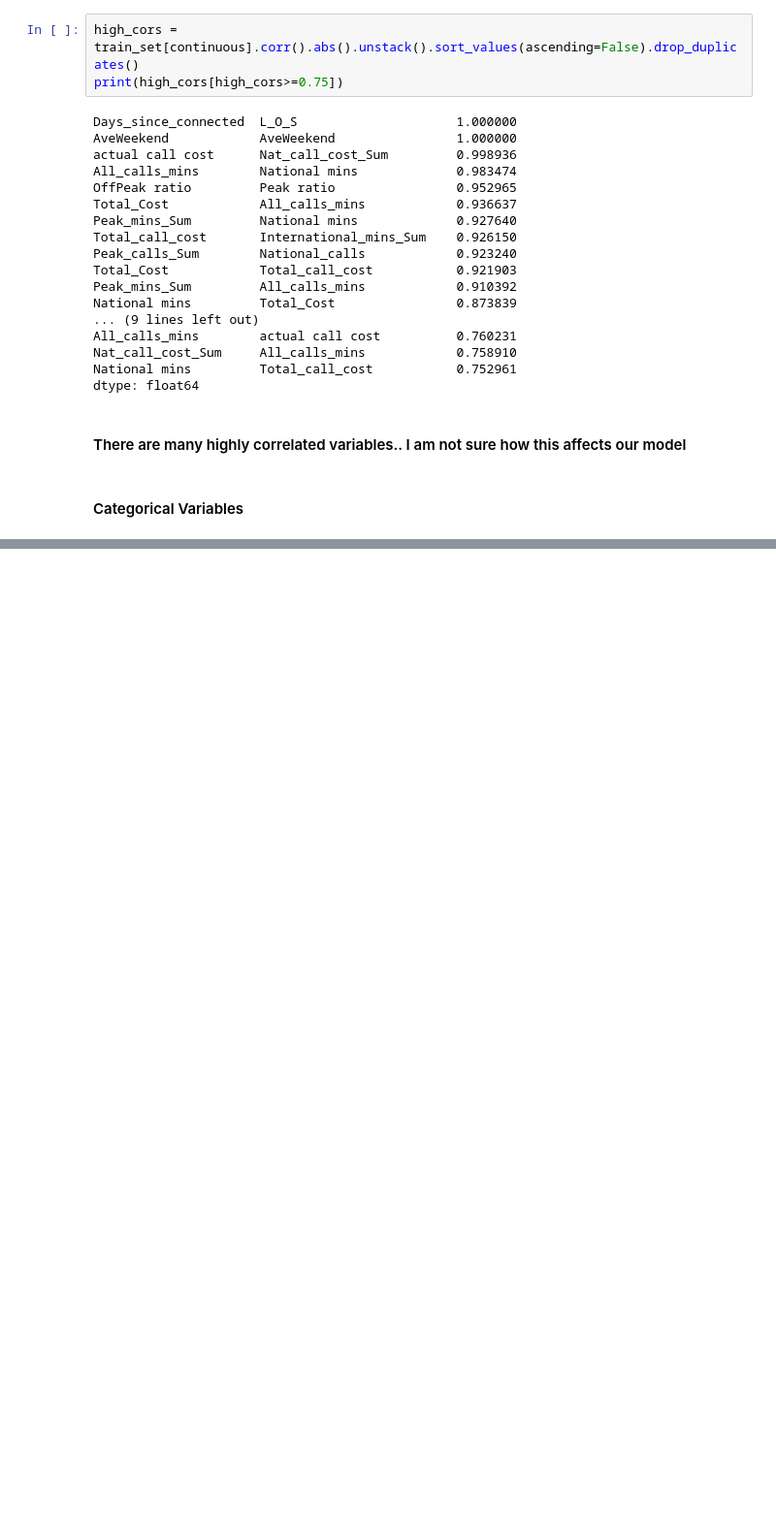
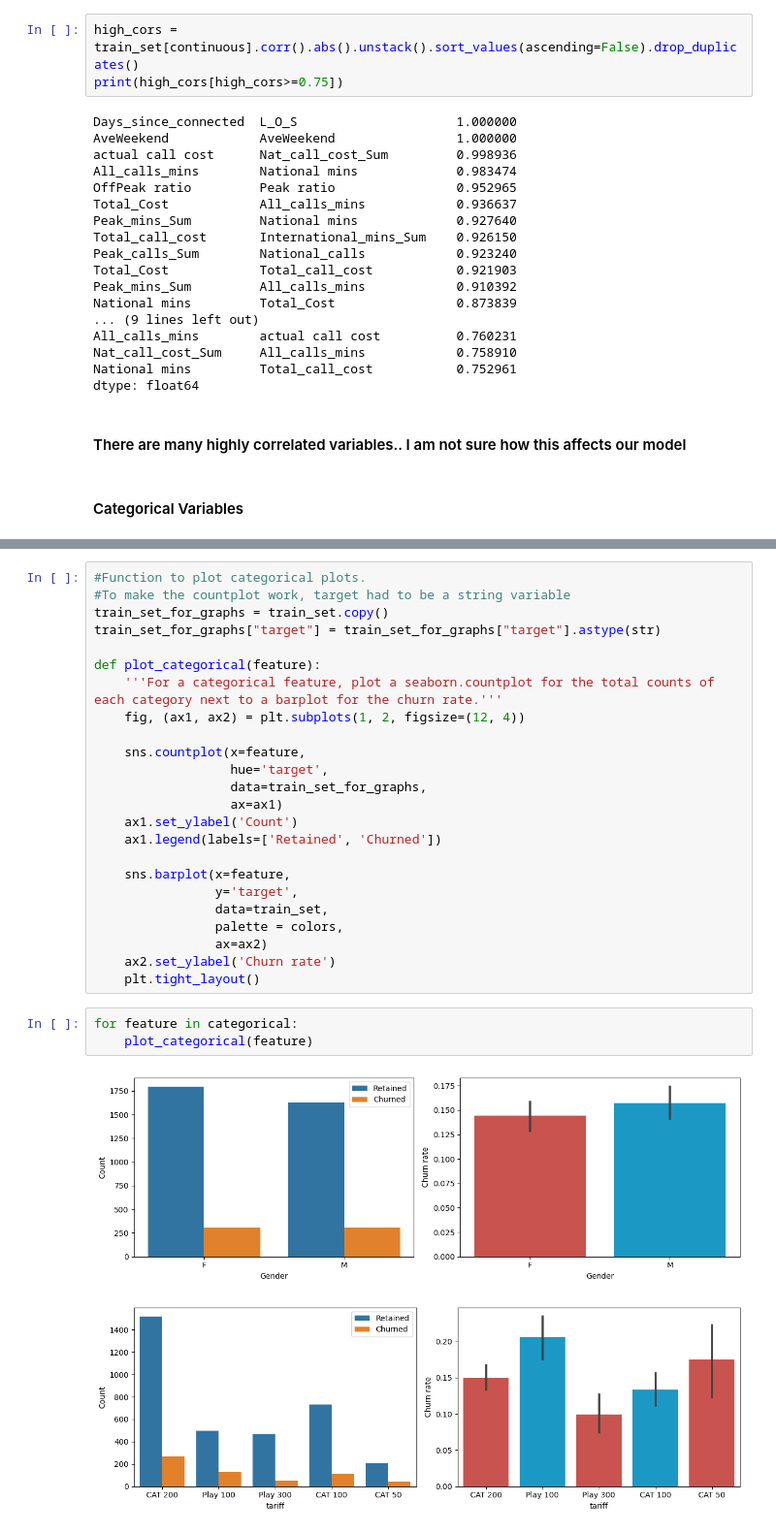
Before and after one commit to WardDeb/Advanced_analytics_KUL, a Jupyter notebook: Assignment1.ipynb, the cells around one changed output, grey strips where cells are left out. Shown at 97% size. Drawn from its saved outputs; the diff is of its cells as text; blank space fills up the shorter version.

```diff
--- a/Assignment1.ipynb
+++ b/Assignment1.ipynb
@@ -256,0 +273,30 @@ dtype: float64
+# %%
+#Function to plot categorical plots.
+#To make the countplot work, target had to be a string variable
+train_set_for_graphs = train_set.copy()
+train_set_for_graphs["target"] = train_set_for_graphs["target"].astype(str)
+
+def plot_categorical(feature):
+    '''For a categorical feature, plot a seaborn.countplot for the total counts of each category next to a barplot for the churn rate.'''
+    fig, (ax1, ax2) = plt.subplots(1, 2, figsize=(12, 4))
+
+    sns.countplot(x=feature,
+                  hue='target',
+                  data=train_set_for_graphs,
+                  ax=ax1)
+    ax1.set_ylabel('Count')
+    ax1.legend(labels=['Retained', 'Churned'])
+
+    sns.barplot(x=feature,
+                y='target',
+                data=train_set,
+                palette = colors,
+                ax=ax2)
+    ax2.set_ylabel('Churn rate')
+    plt.tight_layout()
+# %%
+for feature in categorical:
+    plot_categorical(feature)
+# %% [output]
+[figure, added]
+[figure, added]
```
Also changed, not shown: parts of 3 cells of this notebook.
